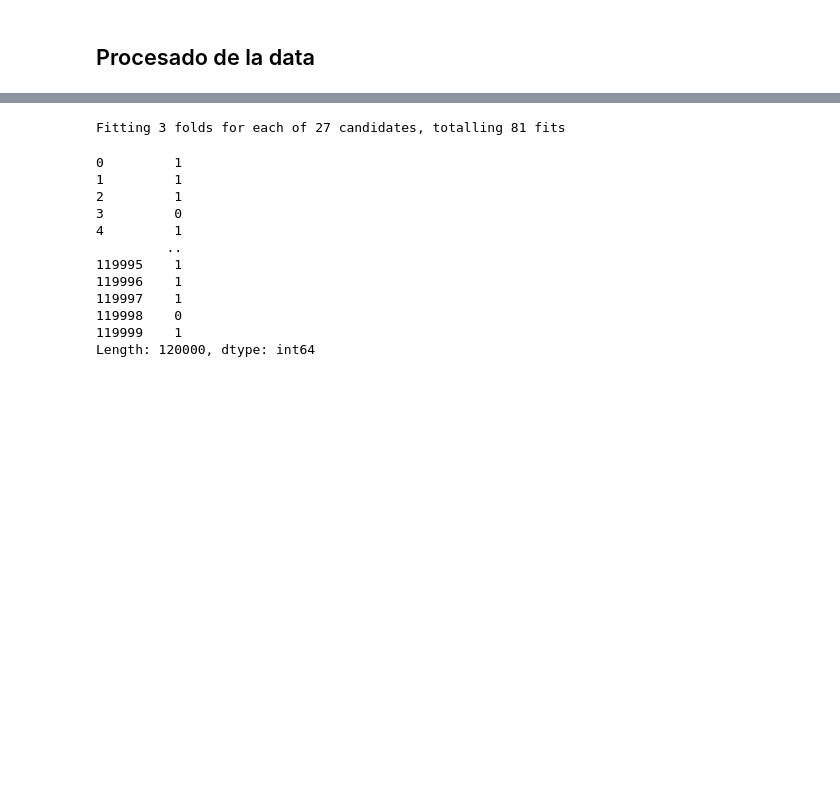
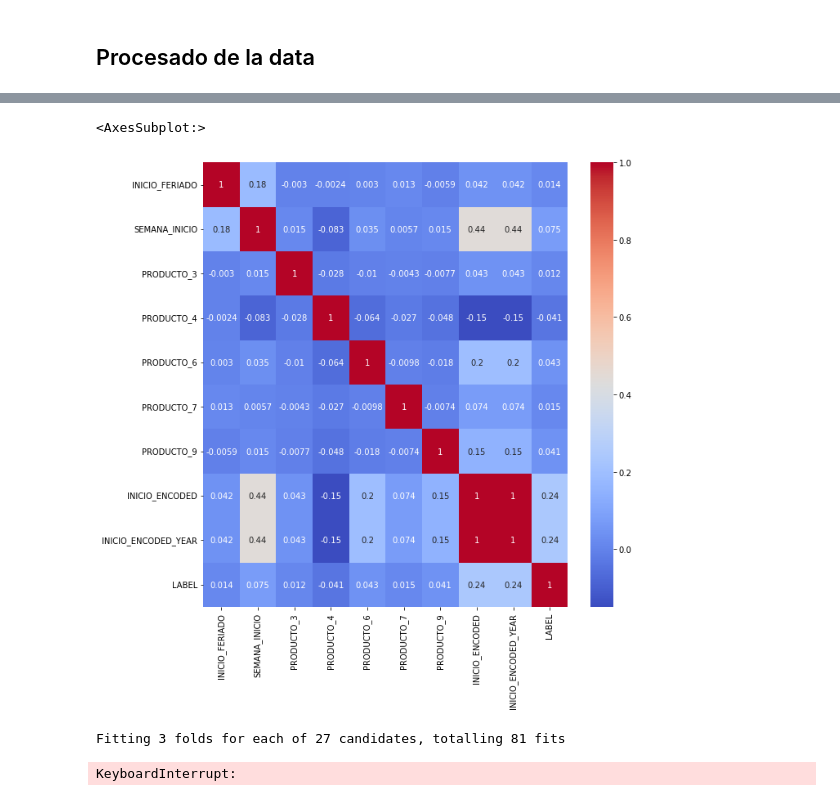
Before and after one commit to loaspra/caso-practico-11-jan, a Jupyter notebook: solution.ipynb, the cells around one changed output, grey strips where cells are left out. Drawn from its saved outputs; the diff is of its cells as text; code cells hidden in the pictures; blank space fills up the shorter version.

```diff
--- a/solution.ipynb
+++ b/solution.ipynb
@@ -261,7 +298,16 @@ test_df
+# %%
+# Plot the correlation of the dataframe
+
+plt.figure(figsize=(10, 10))
+sns.heatmap(pro_df.corr(), annot=True, cmap='coolwarm')
+# %% [output]
+<AxesSubplot:>
+[figure, added]
 # %%
-# GridSearch the best parameters for a LightGBM model
+# Definircion del modelo lgbm para GridSearch
 lgbm = LGBMClassifier()
 
+# Lista de parametros a probar
 param_grid = {
     'learning_rate': [0.01, 0.05, 0.1],
     'n_estimators': [100, 200, 300],
@@ -269,34 +315,12 @@ param_grid = {
 
 }
 
+
 grid_search = GridSearchCV(estimator = lgbm, param_grid = param_grid,
-                            cv = 3, n_jobs = -1, verbose = 2)
+                             cv = 3, n_jobs = -1, verbose = 4)
 
+# Realizar GridSearch
 grid_search.fit(train_df.drop('LABEL', axis = 1), train_df.LABEL)
-
-# Fit a LightGBM model with train_df dataset and predict the probability of the test_df dataset
-# lgbm = LGBMClassifier(learning_rate=0.05, n_estimators=300, num_leaves=31)
-# lgbm.fit(train_df.drop('LABEL', axis = 1), train_df.drop('LABEL', axis = 1).LABEL)
-# y_pred = lgbm.predict_proba(test_df)[:, 1]
-
-# graficar ROC
-from sklearn.metrics import roc_curve
-
-fpr, tpr, thresholds = roc_curve(test_df.LABEL, y_pred)
 # %% [output]
 Fitting 3 folds for each of 27 candidates, totalling 81 fits
+KeyboardInterrupt:
-# %%
-dataset.apply(lambda x: x.FLAG_CANCELADO, axis=1)
-# %% [output]
-0         1
-1         1
-2         1
-3         0
-4         1
-         ..
-119995    1
-119996    1
-119997    1
-119998    0
-119999    1
-Length: 120000, dtype: int64
```
Also changed, not shown: parts of 30 cells of this notebook, 6 other files.
